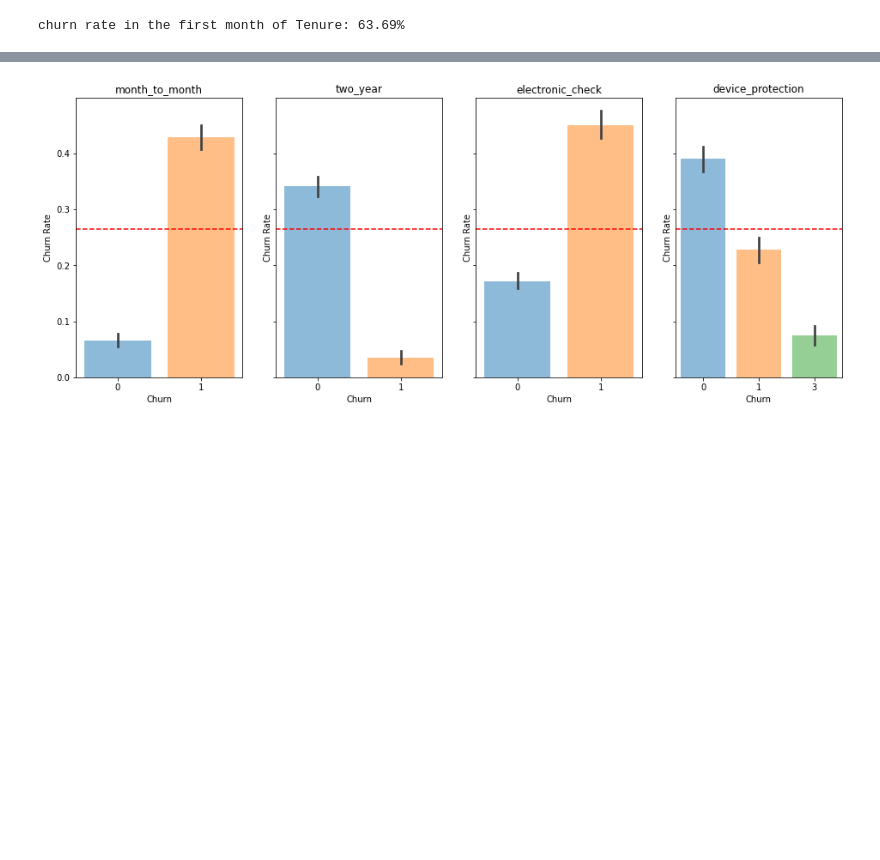
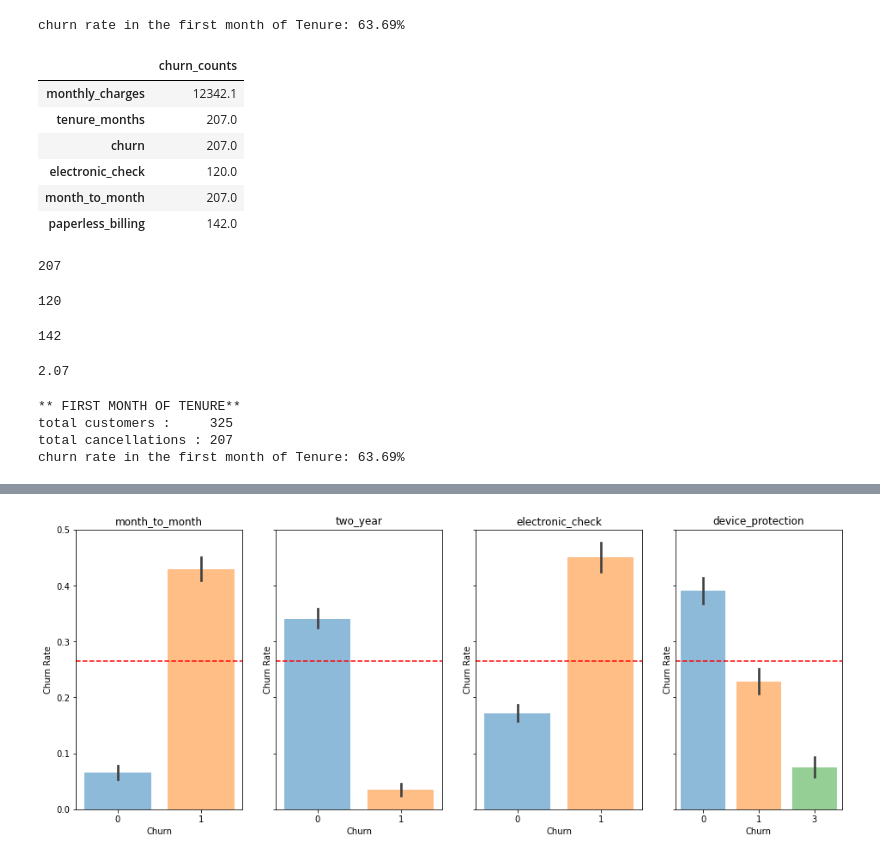
Before and after one commit to cindyvillanuevads/telco_classification_project, a Jupyter notebook: initial_nb_project.ipynb, the cells around one changed output, grey strips where cells are left out. Saved outputs shown, nothing was run; the diff lists cells and outputs as text; code cells hidden in the pictures; blank space fills up the shorter version.

```diff
--- a/initial_nb_project.ipynb
+++ b/initial_nb_project.ipynb
@@ -706,7 +1169,7 @@ ct1
 # %%
 #customers tenure =1 and had canceled
 # %%
-df_t1 = train[['monthly_charges','total_charges','tenure_months', 'churn']][(train['tenure_months']== 1)]
+df_t1 =train[['monthly_charges','tenure_months', 'churn','electronic_check','month_to_month','paperless_billing']][train['tenure_months']== 1]
 # %%
 can = df_t1.churn[ df_t1['churn'] == 1].count()
 can
@@ -716,3 +1179,47 @@ can
 print(f"churn rate in the first month of Tenure: {(can/ct1):.2%}")
 # %% [output]
 churn rate in the first month of Tenure: 63.69%
+# %%
+canc_df= pd.DataFrame((df_t1[(df_t1['churn']== 1) & (df_t1['month_to_month']== 1)].sum()),columns=['churn_counts'])
+canc_df
+# %% [output]
+|  | churn_counts |
+| monthly_charges | 12342.1 |
+| tenure_months | 207.0 |
+| churn | 207.0 |
+| electronic_check | 120.0 |
+| month_to_month | 207.0 |
+| paperless_billing | 142.0 |
+# %%
+#customers with month_to month contracts and have canceled
+m2m =(canc_df.loc['month_to_month'][0]).astype(int)
+m2m
+# %% [output]
+207
+# %%
+#customers with electronic_check and have canceled
+ec=(canc_df.loc['electronic_check'][0]).astype(int)
+ec
+# %% [output]
+120
+# %%
+#customers with electronic_check and have canceled
+ppl=(canc_df.loc['paperless_billing'][0]).astype(int)
+ppl
+# %% [output]
+142
+# %%
+#
+(canc_df['month_to_month']/100)[0]
+# %% [output]
+2.07
+# %%
+print('** FIRST MONTH OF TENURE** ')
+print(f'total customers :     {ct1} ')
+print(f'total cancellations : {can} ')
+print(f"churn rate in the first month of Tenure: {(can/ct1):.2%}")
+# %% [output]
+** FIRST MONTH OF TENURE**
+total customers :     325
+total cancellations : 207
+churn rate in the first month of Tenure: 63.69%
```
Also changed, not shown: parts of 70 cells of this notebook.
